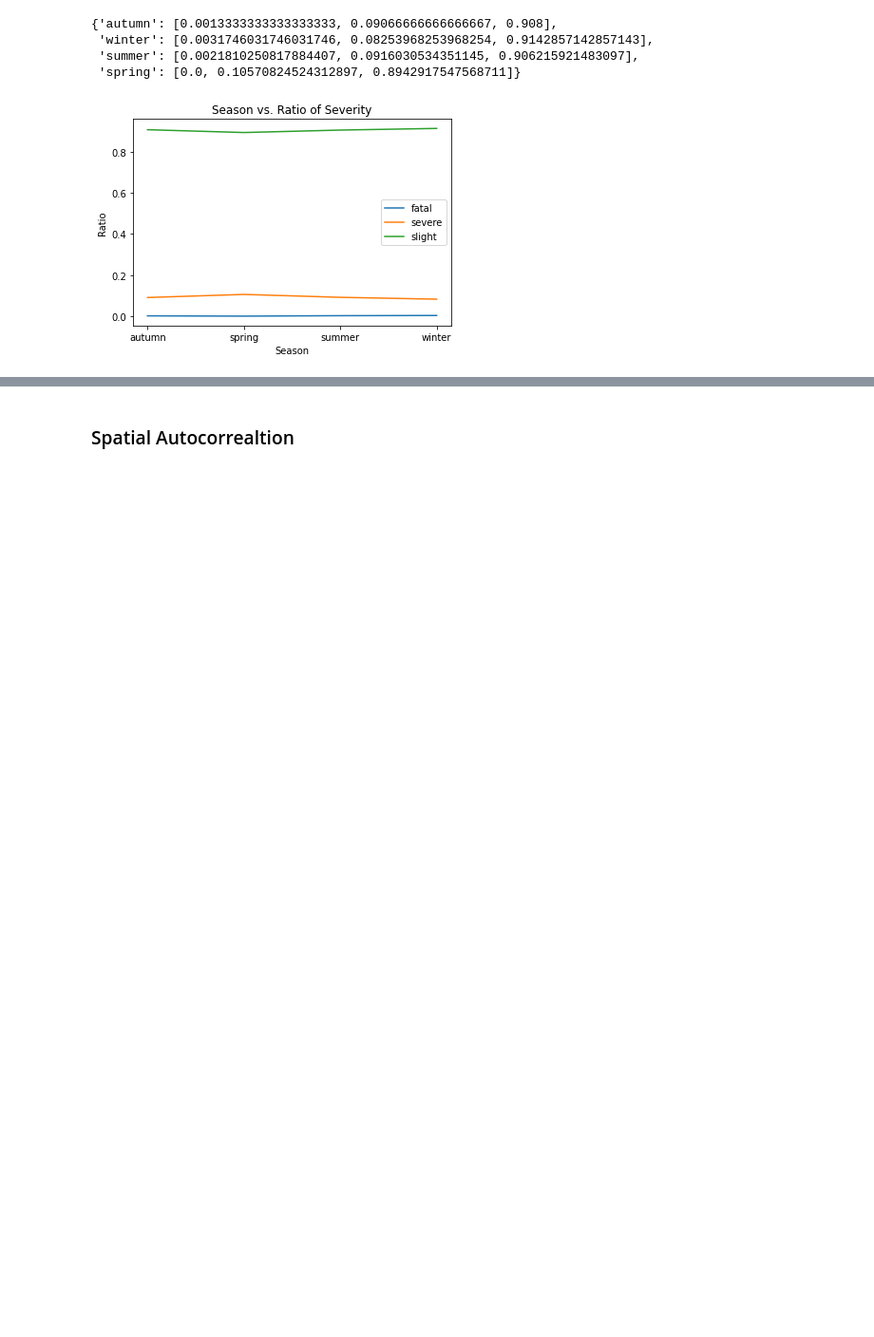
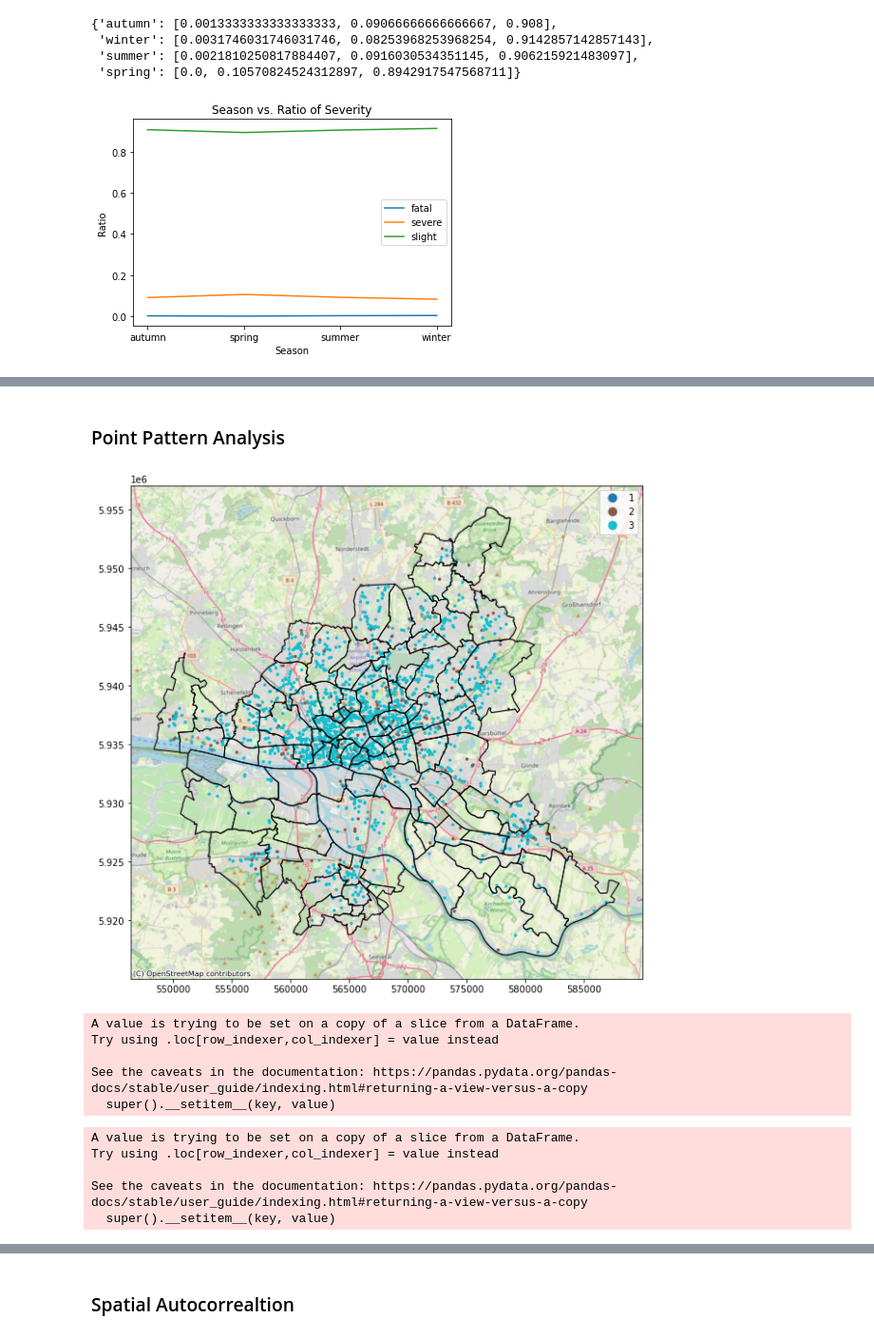
Before and after one commit to juthoma22/gds, a Jupyter notebook: data_collection.ipynb, the cells around one changed output, grey strips where cells are left out. Shown at 95% size. Drawn from its saved outputs; the diff is of its cells as text; code cells hidden in the pictures; blank space fills up the shorter version.

```diff
--- a/data_collection.ipynb
+++ b/data_collection.ipynb
@@ -76,7 +76,7 @@ Index(['OBJECTID', 'UIDENTSTLA', 'ULAND', 'UREGBEZ', 'UKREIS', 'UGEMEINDE',
       dtype='object')
 # %%
 # get districts of hamburg from shapefile
-df_districts = gpd.read_file("work/Exercises/gds/Data/hh_districts/Stadtteile_Hamburg.shp")
+df_districts = gpd.read_file("work/gds/Data/hh_districts/Stadtteile_Hamburg.shp")
 # %%
 df_bike_hh.crs
 # %% [output]
@@ -364,0 +403,46 @@ plt.show()
+# %% [markdown]
+### Point Pattern Analysis
+# %%
+# detect islands in df_bike_hh geometry
+# Create an empty GeoDataFrame to store the islands
+islands = gpd.GeoDataFrame(columns=df_districts.columns)
+
+# Loop over each polygon in the GeoDataFrame
+for i, row in df_districts.iterrows():
+    # Check if the polygon touches any other polygon
+    touches = df_districts[df_districts.geometry.touches(row.geometry)]
+
+    # If the polygon doesn't touch any other polygon, it's an island
+    if touches.empty:
+        # Add the island to the GeoDataFrame
+        islands = islands.append(row, ignore_index=True)
+        # remove the island from the original GeoDataFrame
+        df_districts = df_districts.drop(i)
+# %%
+# color legend by 'UKATEGORIE'
+fig, ax = plt.subplots(figsize=(10, 10))
+df_bike_hh.plot(ax=ax, column="UKATEGORIE", legend=True, markersize=6)
+# add districts
+df_districts.plot(ax=ax, facecolor="none", edgecolor="black", linewidth=1)
+# add basemap
+ctx.add_basemap(ax, source=ctx.providers.OpenStreetMap.Mapnik, crs=df_bike_hh.crs.to_string())
+# %% [output]
+[figure, added]
+# %%
+# add district to df_bike_hh based on geometry
+df_bike_hh["district"] = df_bike_hh["geometry"].apply(lambda x: df_districts[df_districts.geometry.contains(x)]["bezirk_nam"].values[0])
+# %% [output]
+A value is trying to be set on a copy of a slice from a DataFrame.
+Try using .loc[row_indexer,col_indexer] = value instead
+
+See the caveats in the documentation: https://pandas.pydata.org/pandas-docs/stable/user_guide/indexing.html#returning-a-view-versus-a-copy
+  super().__setitem__(key, value)
+# %%
+# add id column for districs in df_bike_hh
+df_bike_hh["district_id"] = df_bike_hh["district"].apply(lambda x: df_districts[df_districts["bezirk_nam"] == x]["bezirk"].values[0])
+# %% [output]
+A value is trying to be set on a copy of a slice from a DataFrame.
+Try using .loc[row_indexer,col_indexer] = value instead
+
+See the caveats in the documentation: https://pandas.pydata.org/pandas-docs/stable/user_guide/indexing.html#returning-a-view-versus-a-copy
+  super().__setitem__(key, value)
```
Also changed, not shown: parts of 31 cells of this notebook.
